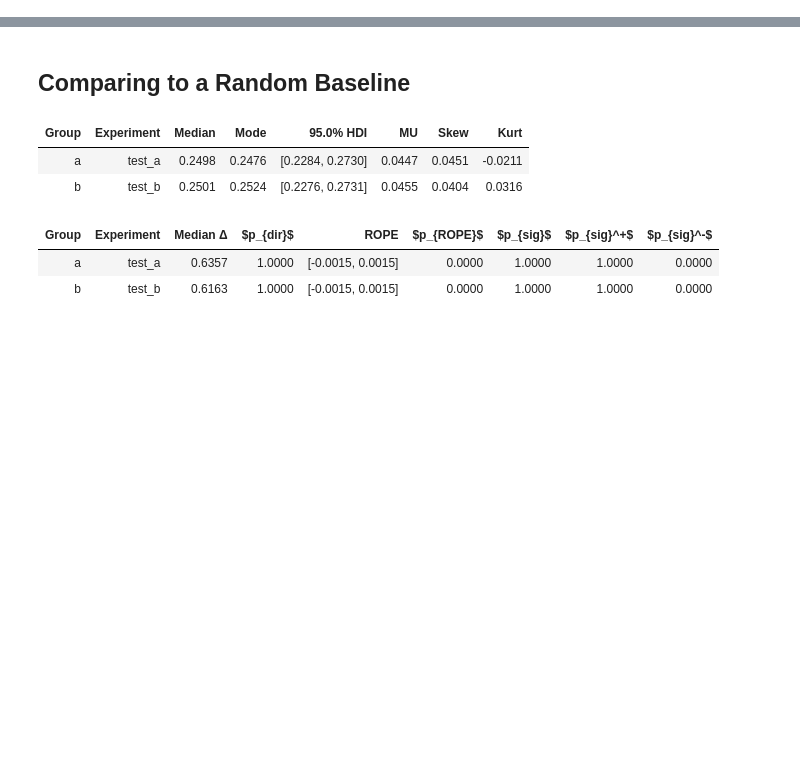
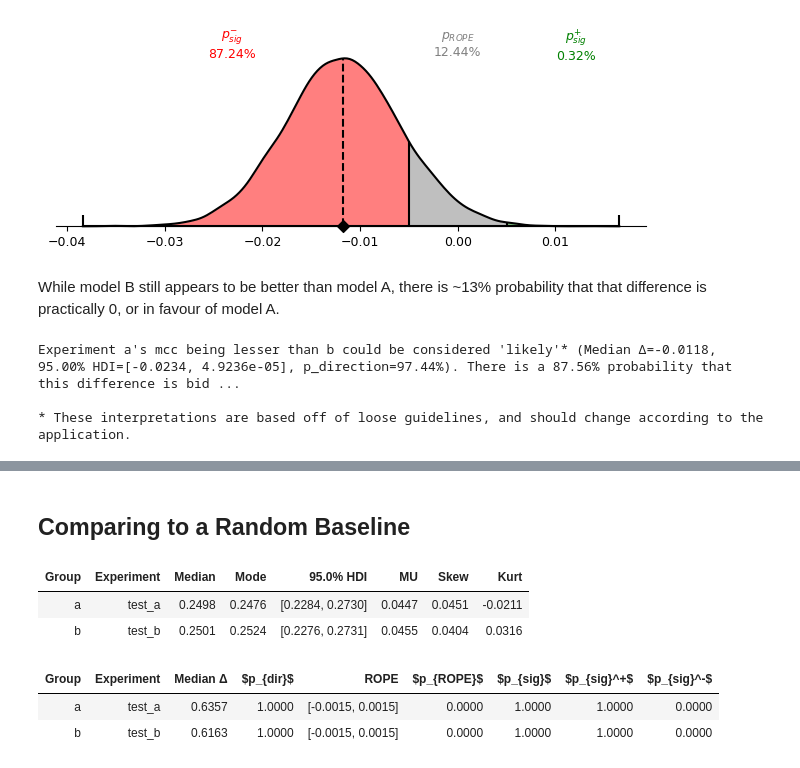
Before and after one commit to ioverho/prob_conf_mat, a Jupyter notebook: documentation/Getting Started/comparing_experiments.ipynb, the cells around one changed output, grey strips where cells are left out. Drawn from its saved outputs; the diff is of its cells as text; code cells hidden in the pictures; blank space fills up the shorter version.

```diff
--- a/documentation/Getting Started/comparing_experiments.ipynb
+++ b/documentation/Getting Started/comparing_experiments.ipynb
@@ -115,0 +163,24 @@ study.plot_comparison(
+# %%
+study.report_pairwise_comparison_plot(
+    metric="mcc",
+    experiment_a="a",
+    experiment_b="b",
+    min_sig_diff=0.005,
+);
+# %% [output]
+[figure, added]
+# %% [markdown]
+While model B still appears to be better than model A, there is ~13% probability that that difference is practically 0, or in favour of model A.
+# %%
+comparison_result = study.report_pairwise_comparison(
+    metric="mcc",
+    experiment_a="a",
+    experiment_b="b",
+    min_sig_diff=0.005,
+)
+
+print(comparison_result)
+# %% [output]
+Experiment a's mcc being lesser than b could be considered 'likely'* (Median Δ=-0.0118, 95.00% HDI=[-0.0234, 4.9236e-05], p_direction=97.44%). There is a 87.56% probability that this difference is bid ...
+
+* These interpretations are based off of loose guidelines, and should change according to the application.
```
Also changed, not shown: parts of 19 cells of this notebook, 6 other files.
